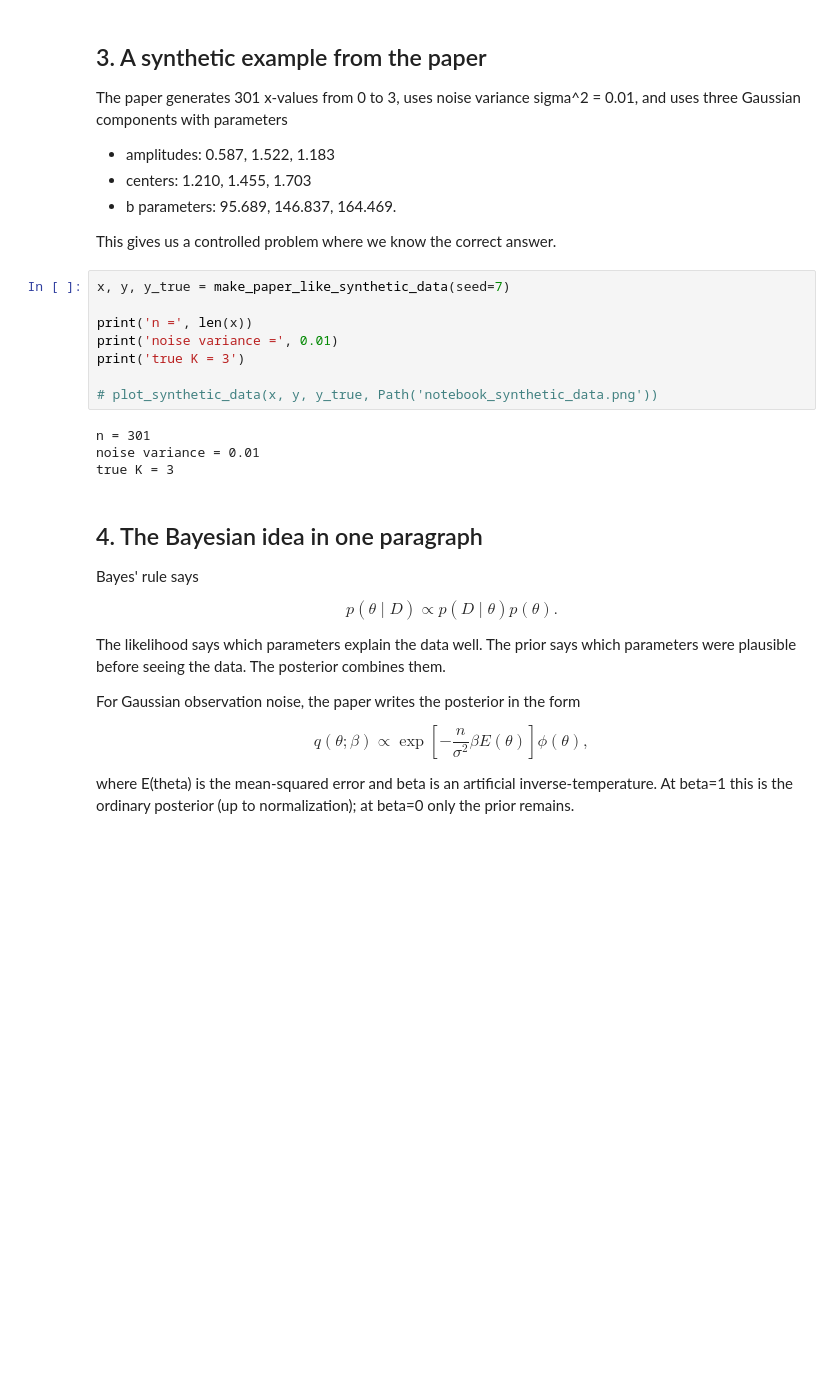
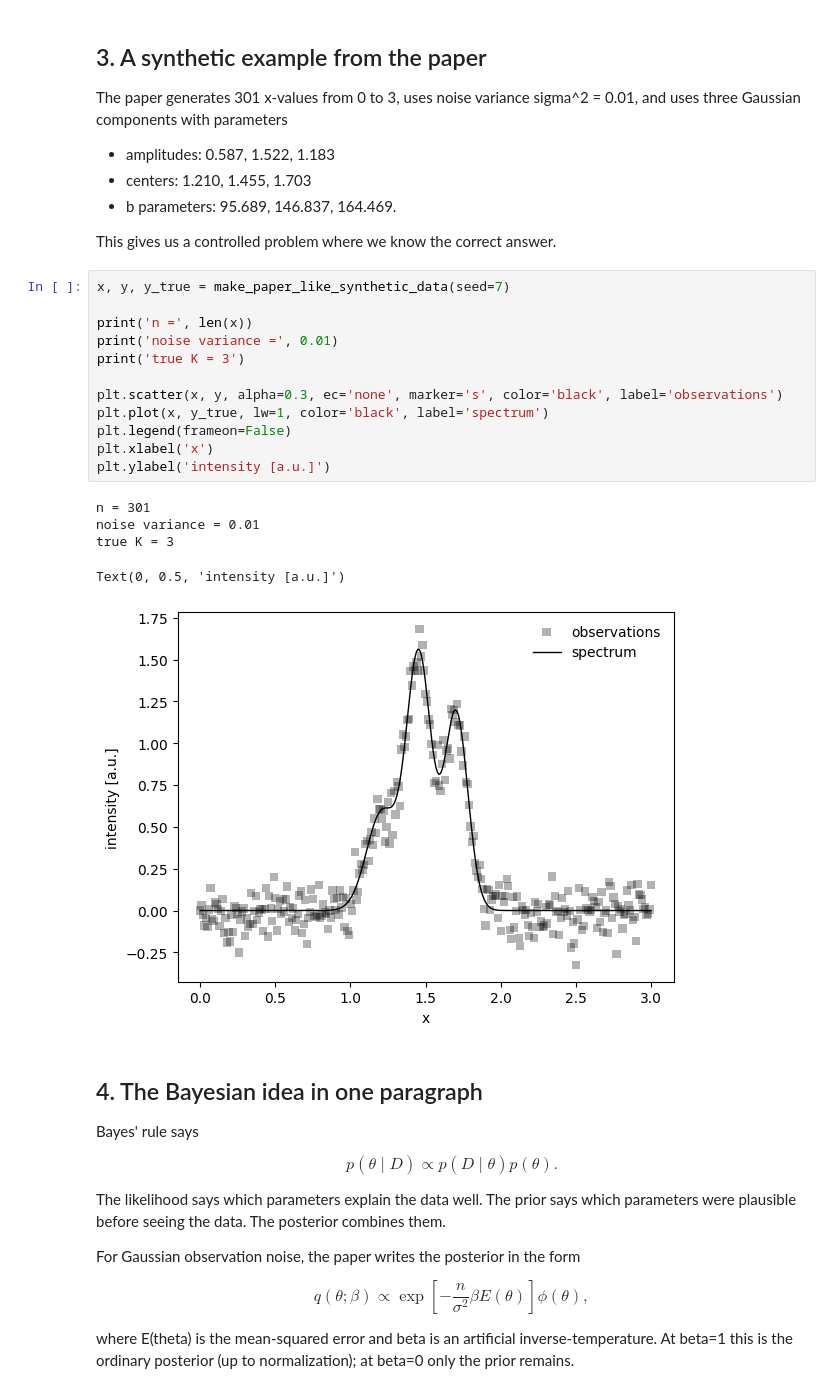
Before and after one commit to SangersJeroen/BayesianSpectralDeconvolution, a Jupyter notebook: bayesian_spectral_deconvolution_walkthrough.ipynb, the cells around one changed output. Saved outputs shown, nothing was run; the diff lists cells and outputs as text; blank space fills up the shorter version.

Commit message:
reran notebook

```diff
--- a/bayesian_spectral_deconvolution_walkthrough.ipynb
+++ b/bayesian_spectral_deconvolution_walkthrough.ipynb
@@ -52,15 +53,21 @@ This gives us a controlled problem where we know the correct answer.
 # %%
 x, y, y_true = make_paper_like_synthetic_data(seed=7)
 
 print('n =', len(x))
 print('noise variance =', 0.01)
 print('true K = 3')
 
-# plot_synthetic_data(x, y, y_true, Path('notebook_synthetic_data.png'))
+plt.scatter(x, y, alpha=0.3, ec='none', marker='s', color='black', label='observations')
+plt.plot(x, y_true, lw=1, color='black', label='spectrum')
+plt.legend(frameon=False)
+plt.xlabel('x')
+plt.ylabel('intensity [a.u.]')
 # %% [output]
 n = 301
 noise variance = 0.01
 true K = 3
+Text(0, 0.5, 'intensity [a.u.]')
+[figure, added]
 # %% [markdown]
 ## 4. The Bayesian idea in one paragraph
 
```
Also changed, not shown: parts of 5 cells of this notebook.
